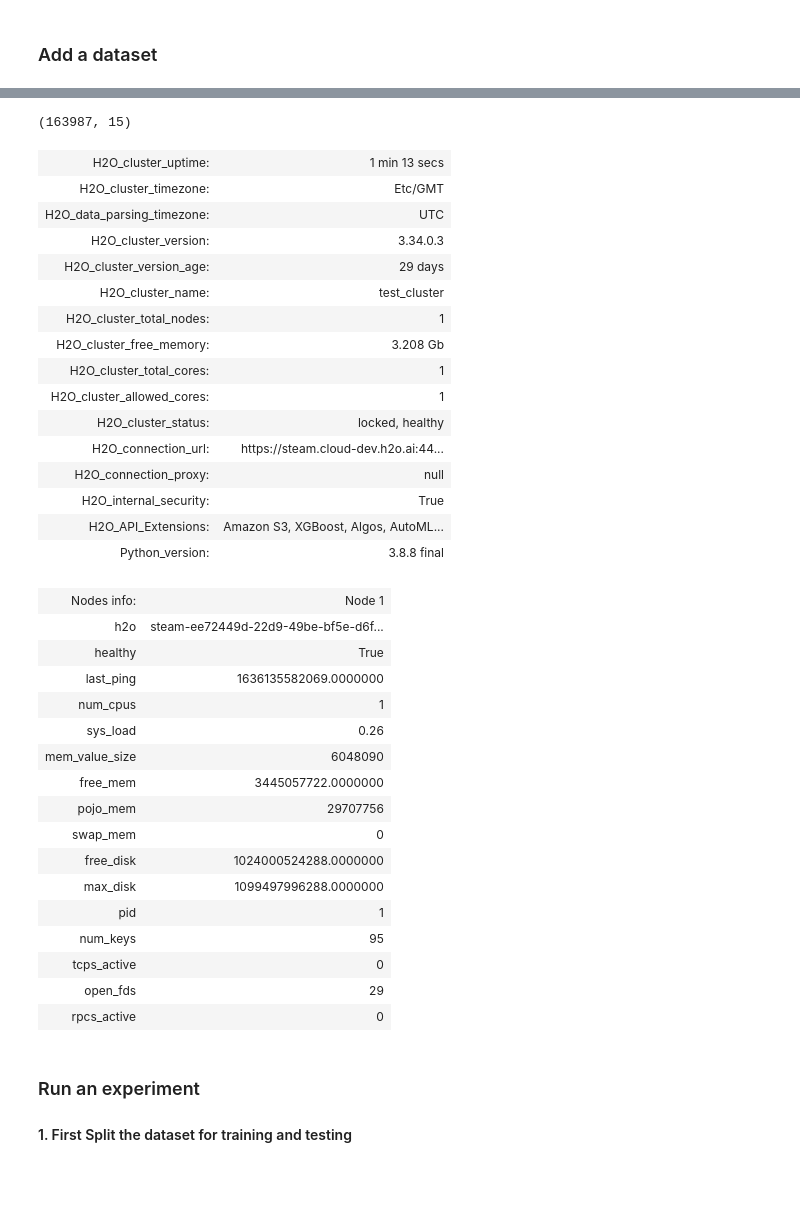
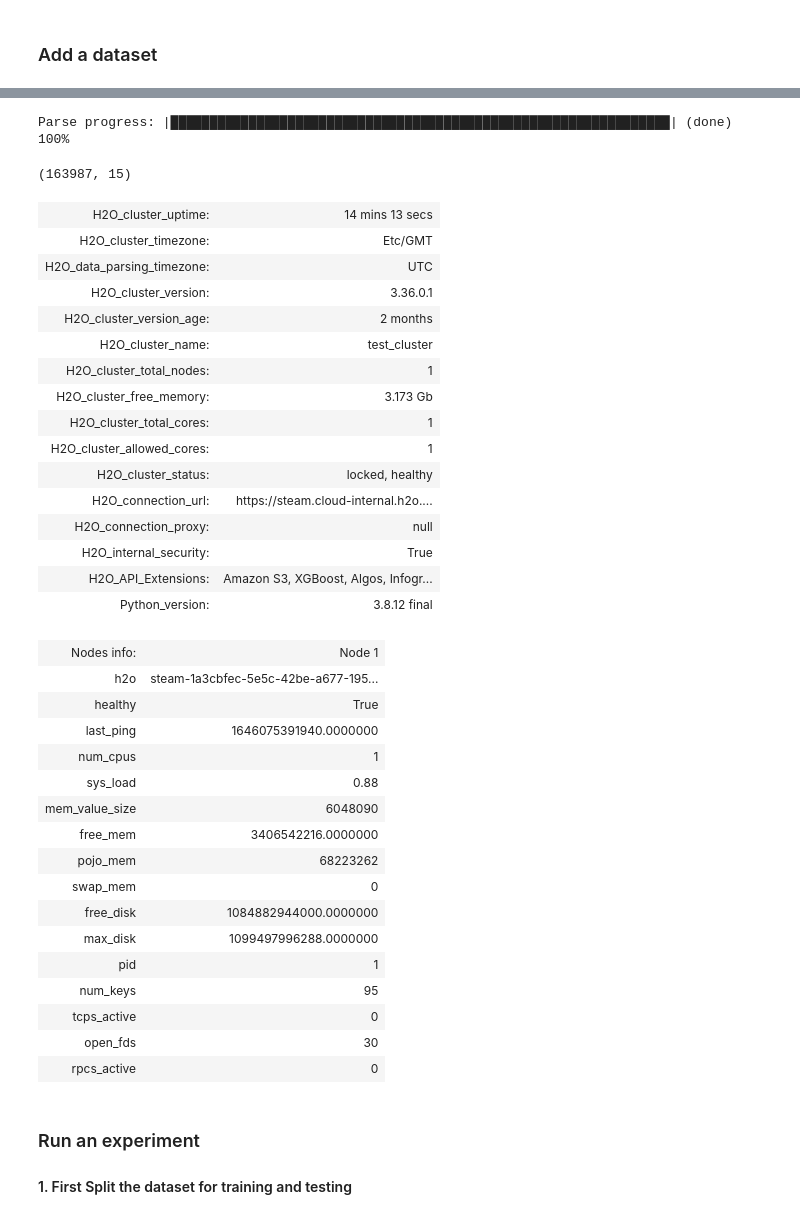
Before and after one commit to h2oai/haic-tutorials, a Jupyter notebook: SteamH2O3.ipynb, the cells around one changed output, grey strips where cells are left out. Drawn from its saved outputs; the diff is of its cells as text; code cells hidden in the pictures; blank space fills up the shorter version.

```diff
--- a/SteamH2O3.ipynb
+++ b/SteamH2O3.ipynb
@@ -104,43 +143,51 @@ Parse progress: |█████████████████████
+# %%
+#loan_csv = "/Volumes/H2OTOUR/loan.csv"  # modify this for your machine
+# Alternatively, you can import the data directly from a URL
+loan_csv = "https://raw.githubusercontent.com/h2oai/app-consumer-loan/master/data/loan.csv"
+
+data = h2o.import_file(loan_csv)  # 163,987 rows x 15 columns
+# %% [output]
+Parse progress: |████████████████████████████████████████████████████████████████| (done) 100%
 # %%
 data.shape
 # %% [output]
 (163987, 15)
-# %%
-h2o.cluster_status()
-# %% [output]
-| H2O_cluster_uptime: | 1 min 13 secs |
-| H2O_cluster_timezone: | Etc/GMT |
-| H2O_data_parsing_timezone: | UTC |
-| H2O_cluster_version: | 3.34.0.3 |
-| H2O_cluster_version_age: | 29 days |
-| H2O_cluster_name: | test_cluster |
-| H2O_cluster_total_nodes: | 1 |
-| H2O_cluster_free_memory: | 3.208 Gb |
-| H2O_cluster_total_cores: | 1 |
-| H2O_cluster_allowed_cores: | 1 |
-| H2O_cluster_status: | locked, healthy |
-| H2O_connection_url: | https://steam.cloud-dev.h2o.ai:44... |
-| H2O_connection_proxy: | null |
-| H2O_internal_security: | True |
-| H2O_API_Extensions: | Amazon S3, XGBoost, Algos, AutoML... |
-| Python_version: | 3.8.8 final |
-| Nodes info: | Node 1 |
-| h2o | steam-ee72449d-22d9-49be-bf5e-d6f... |
-| healthy | True |
-| last_ping | 1636135582069.0000000 |
-| num_cpus | 1 |
-| sys_load | 0.26 |
-| mem_value_size | 6048090 |
-| free_mem | 3445057722.0000000 |
-| pojo_mem | 29707756 |
-| swap_mem | 0 |
-| free_disk | 1024000524288.0000000 |
-| max_disk | 1099497996288.0000000 |
-| pid | 1 |
-| num_keys | 95 |
-| tcps_active | 0 |
-| open_fds | 29 |
-| rpcs_active | 0 |
+# %%
+h2o.cluster().show_status(True)
+# %% [output]
+| H2O_cluster_uptime: | 14 mins 13 secs |
+| H2O_cluster_timezone: | Etc/GMT |
+| H2O_data_parsing_timezone: | UTC |
+| H2O_cluster_version: | 3.36.0.1 |
+| H2O_cluster_version_age: | 2 months |
+| H2O_cluster_name: | test_cluster |
+| H2O_cluster_total_nodes: | 1 |
+| H2O_cluster_free_memory: | 3.173 Gb |
+| H2O_cluster_total_cores: | 1 |
+| H2O_cluster_allowed_cores: | 1 |
+| H2O_cluster_status: | locked, healthy |
+| H2O_connection_url: | https://steam.cloud-internal.h2o.... |
+| H2O_connection_proxy: | null |
+| H2O_internal_security: | True |
+| H2O_API_Extensions: | Amazon S3, XGBoost, Algos, Infogr... |
+| Python_version: | 3.8.12 final |
+| Nodes info: | Node 1 |
+| h2o | steam-1a3cbfec-5e5c-42be-a677-195... |
+| healthy | True |
+| last_ping | 1646075391940.0000000 |
+| num_cpus | 1 |
+| sys_load | 0.88 |
+| mem_value_size | 6048090 |
+| free_mem | 3406542216.0000000 |
+| pojo_mem | 68223262 |
+| swap_mem | 0 |
+| free_disk | 1084882944000.0000000 |
+| max_disk | 1099497996288.0000000 |
+| pid | 1 |
+| num_keys | 95 |
+| tcps_active | 0 |
+| open_fds | 30 |
+| rpcs_active | 0 |
 # %% [markdown]
 ### Run an experiment
 #### 1. First Split the dataset for training and testing
```
Also changed, not shown: parts of 23 cells of this notebook, 2 other files.
